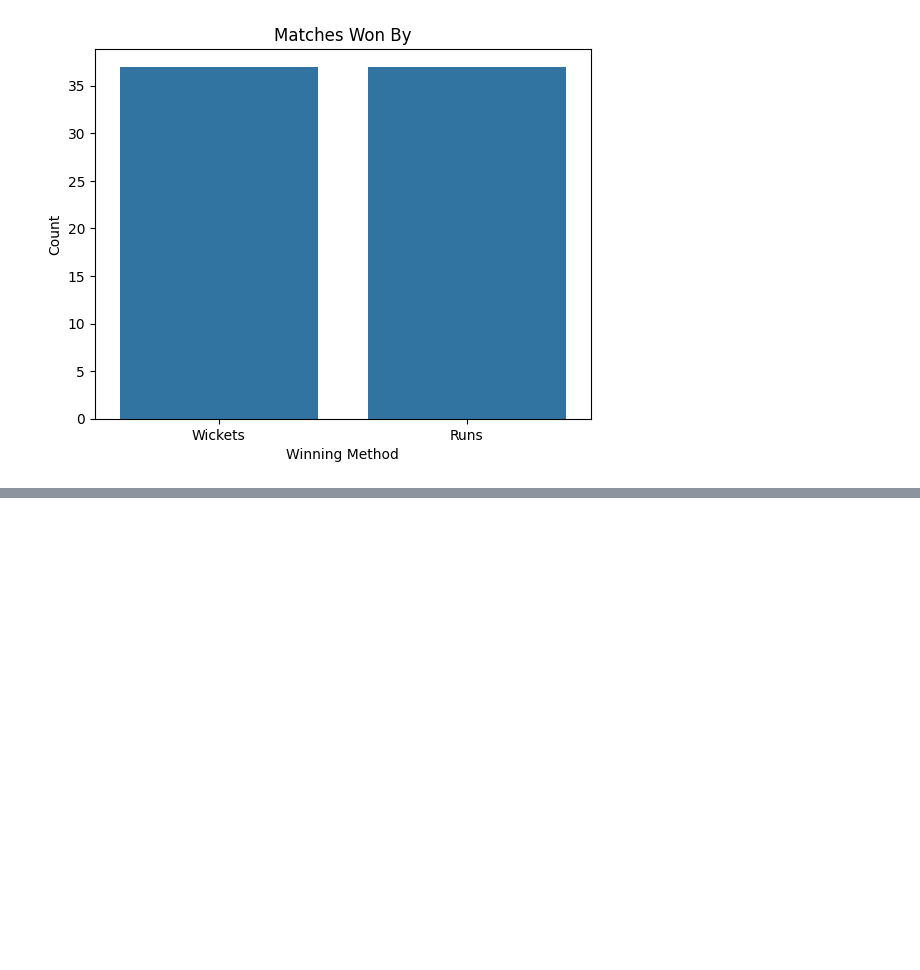
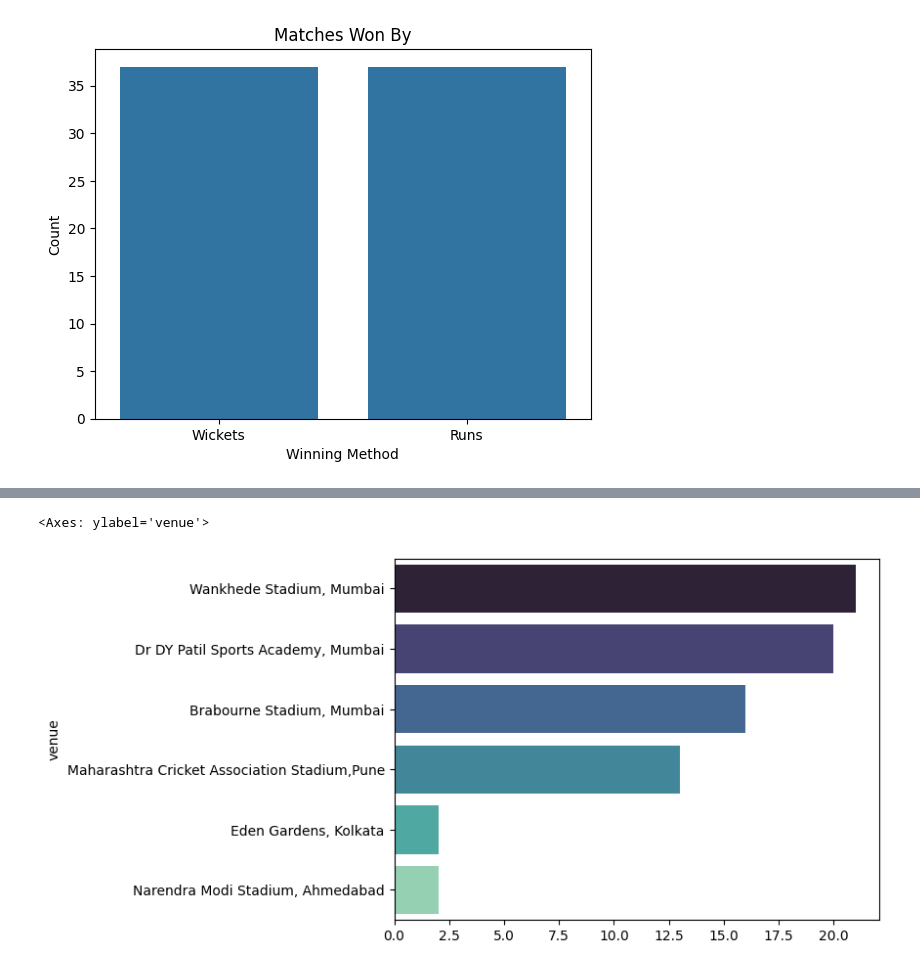
Before and after one commit to Kasfia-Mostafa/IPL_Analysis_Visualization, a Jupyter notebook: IPL.ipynb, the cells around one changed output, grey strips where cells are left out. Saved outputs shown, nothing was run; the diff lists cells and outputs as text; code cells hidden in the pictures; blank space fills up the shorter version.

```diff
--- a/IPL.ipynb
+++ b/IPL.ipynb
@@ -165,0 +221,3 @@ Text(0, 0.5, 'Count')
+# %%
+venue_count = df['venue'].value_counts().head(10)
+venue_count
@@ -165,0 +233,5 @@ Text(0, 0.5, 'Count')
+# %%
+sns.barplot(y=venue_count.index, x=venue_count.values, palette='mako')
+# %% [output]
+<Axes: ylabel='venue'>
+[figure, added]
```
Also changed, not shown: parts of 16 cells of this notebook, 1 other file.
